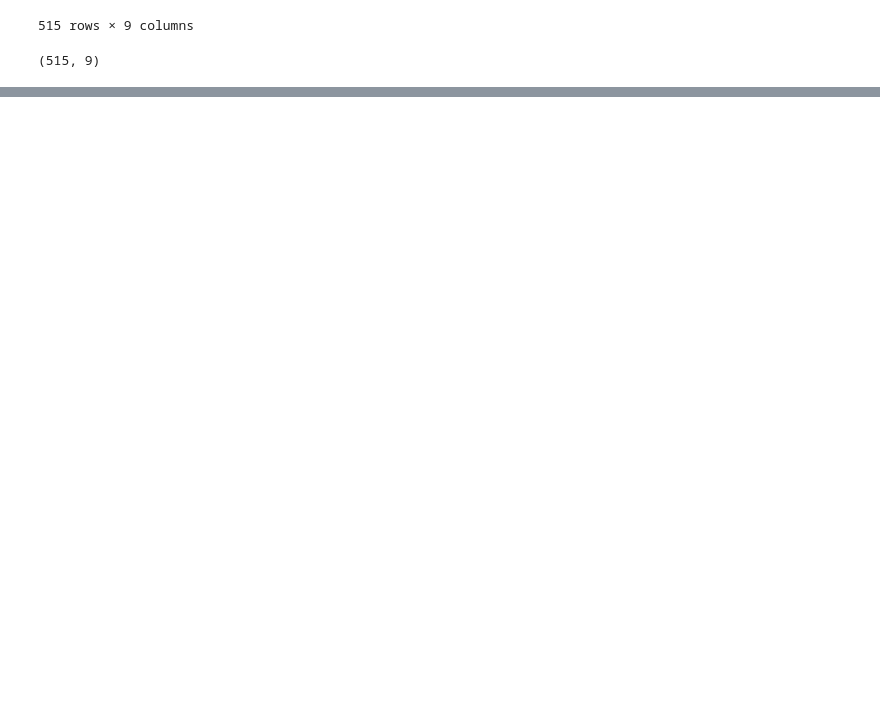
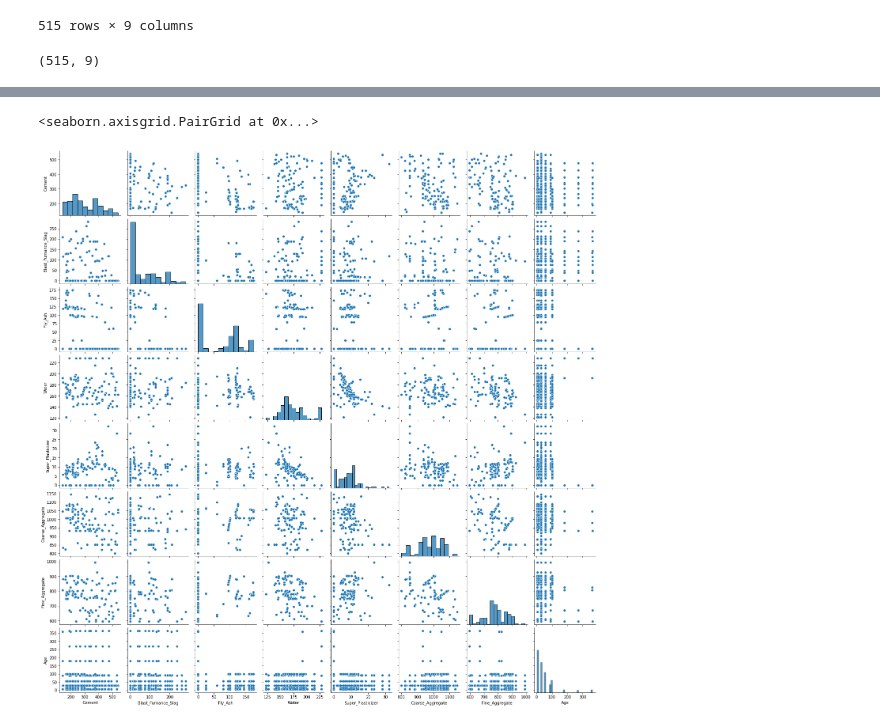
Before and after one commit to SyedHuzaifa007/PIAIC-Deep-Learning-Assignment, a Jupyter notebook: Concrete_Strength_Assignment.ipynb, the cells around one changed output, grey strips where cells are left out. Drawn from its saved outputs; the diff is of its cells as text; code cells hidden in the pictures; blank space fills up the shorter version.

```diff
--- a/Concrete_Strength_Assignment.ipynb
+++ b/Concrete_Strength_Assignment.ipynb
@@ -189,0 +271,5 @@ KeyError: ignored
+# %%
+sns.pairplot(train_data)
+# %% [output]
+<seaborn.axisgrid.PairGrid at 0x...>
+[figure, added]
```
Also changed, not shown: parts of 16 cells of this notebook.
